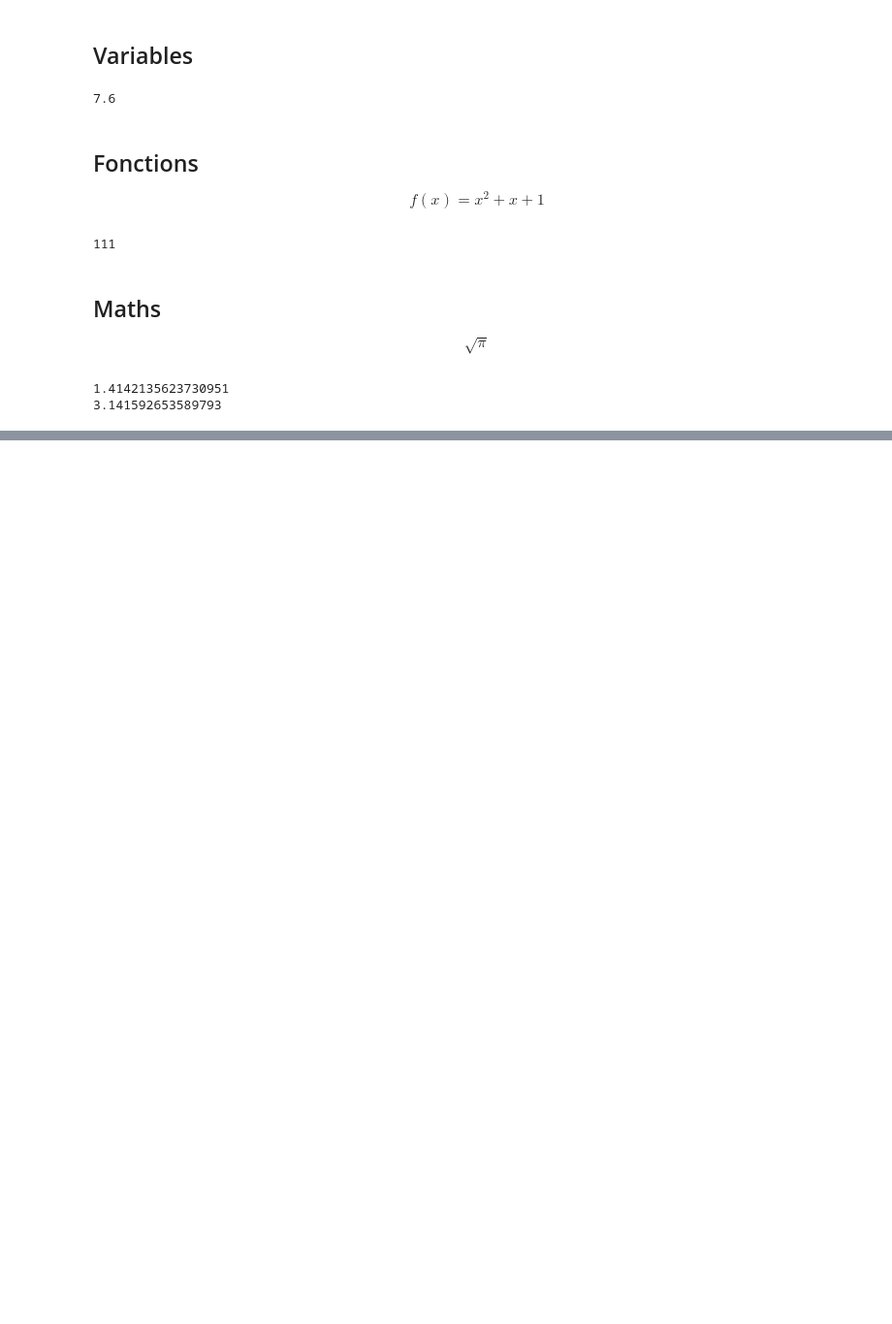
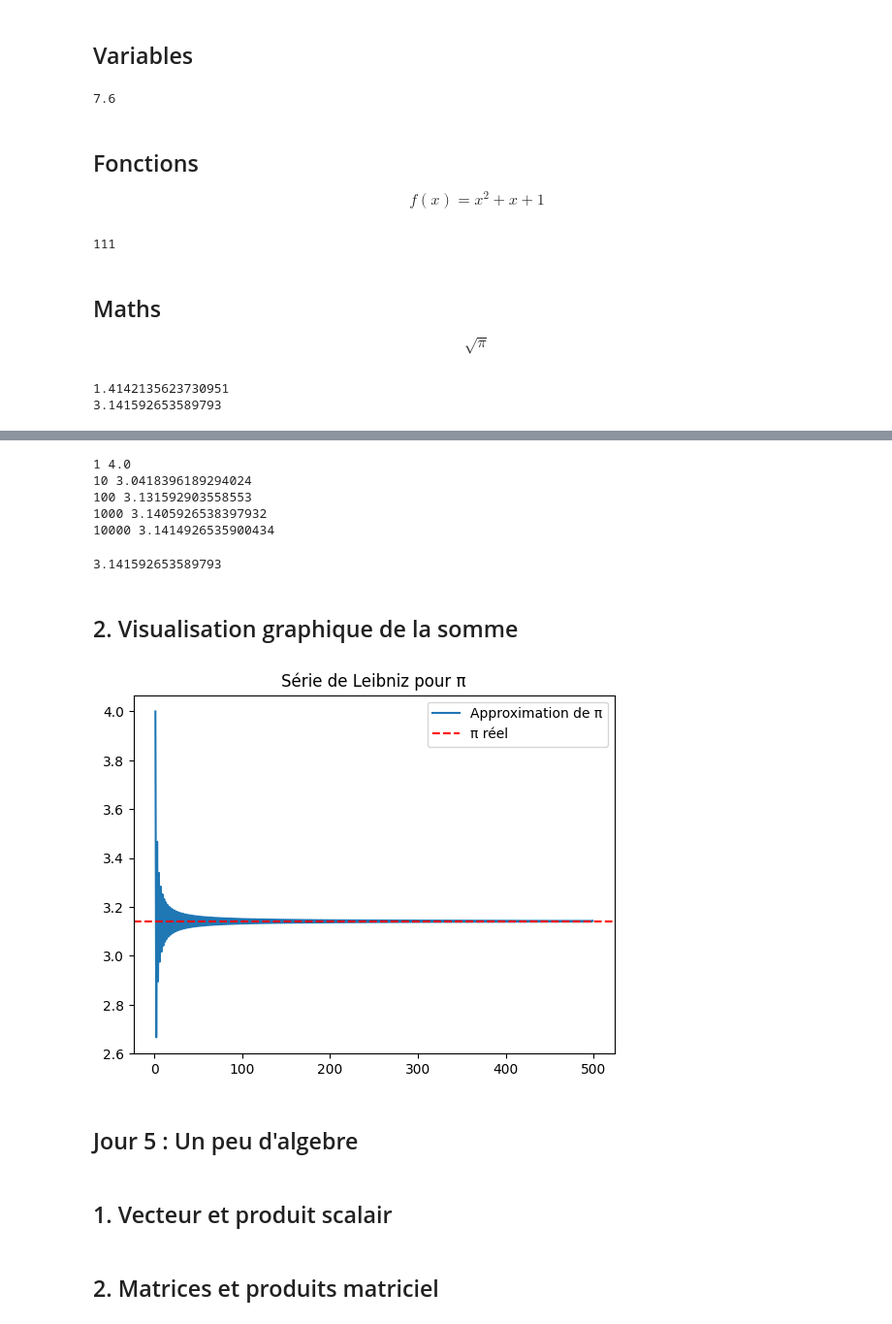
Before and after one commit to SOULEMANE74/The_Data_maths, a Jupyter notebook: 10jours.ipynb, the cells around one changed output, grey strips where cells are left out. Shown at 97% size. Cells and saved outputs as stored; diff of their text form; code cells hidden in the pictures; blank space fills up the shorter version.

```diff
--- a/10jours.ipynb
+++ b/10jours.ipynb
@@ -32,0 +118,34 @@ print(math.pi)
+# %%
+# Code pour l'approximation de cette somme
+import math
+
+def leibniz(n):
+    return 4 * sum(((-1)**k) / (2*k + 1) for k in range(n))
+
+for N in [1, 10, 100, 1000, 10000]:
+    print(N, leibniz(N))
+# %% [output]
+1 4.0
+10 3.0418396189294024
+100 3.131592903558553
+1000 3.1405926538397932
+10000 3.1414926535900434
+# %%
+print(math.pi)
+# %% [output]
+3.141592653589793
+# %% [markdown]
+## 2. Visualisation graphique de la somme
+# %%
+import matplotlib.pyplot as plt
+
+N = range(1, 500)
+approximations = [leibniz(n) for n in N]
+
+plt.plot(N, approximations, label="Approximation de π")
+plt.axhline(y=math.pi, color='r', linestyle='--', label="π réel")
+plt.legend()
+plt.title("Série de Leibniz pour π")
+plt.show()
+# %% [output]
+[figure, added]
@@ -32,0 +154,4 @@ print(math.pi)
+# %% [markdown]
+## Jour 5 : Un peu d'algebre
+# %% [markdown]
+## 1. Vecteur et produit scalair
@@ -32,0 +166,2 @@ print(math.pi)
+# %% [markdown]
+## 2. Matrices et produits matriciel
```
Also changed, not shown: parts of 74 cells of this notebook, 2 other files.
